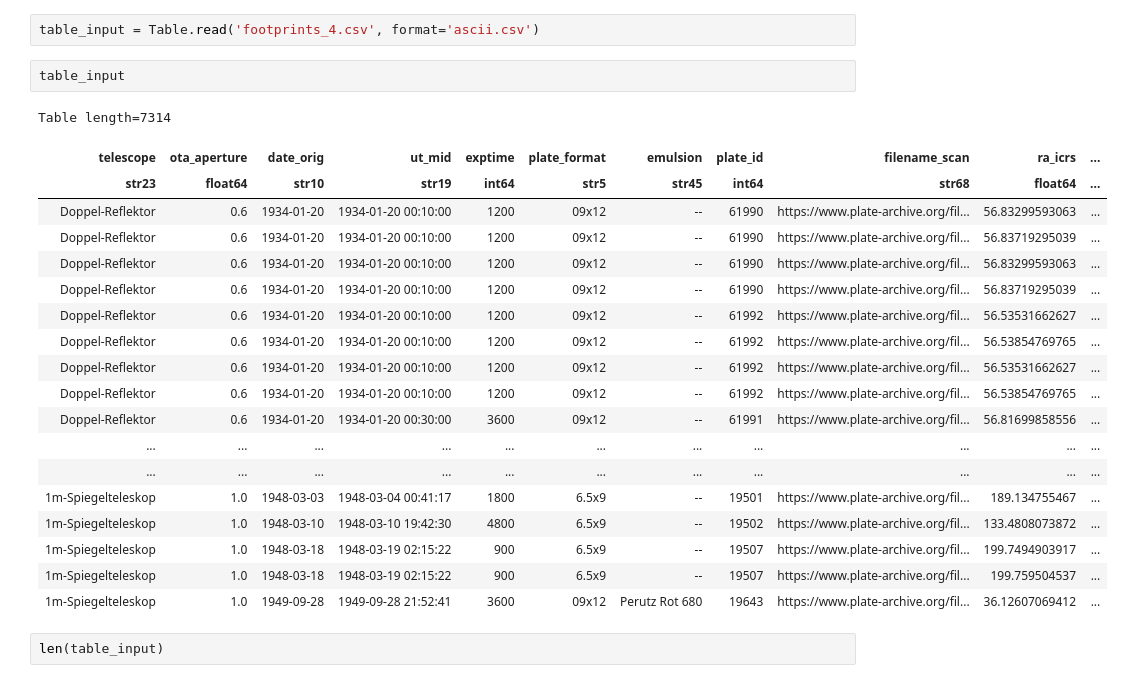
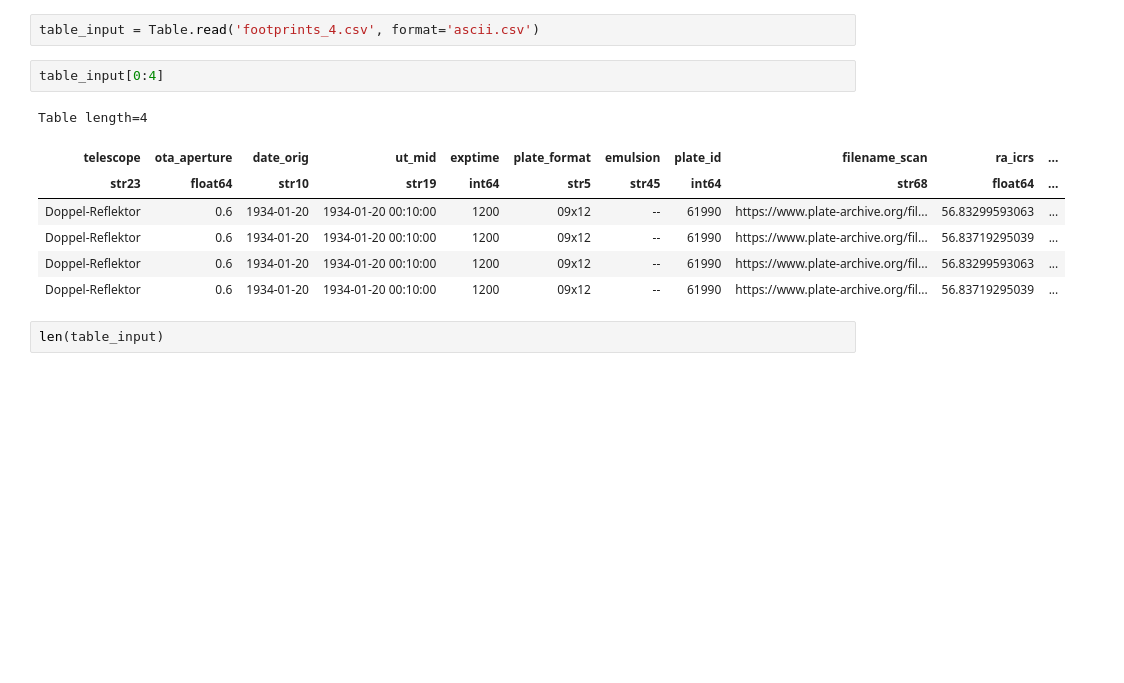
Before and after one commit to cuernodegazpacho/plateanalysis, a Jupyter notebook: footprints/footprint_analysis.ipynb, the cells around one changed output. Drawn from its saved outputs; the diff is of its cells as text; blank space fills up the shorter version.

```diff
--- a/footprints/footprint_analysis.ipynb
+++ b/footprints/footprint_analysis.ipynb
@@ -216,27 +216,15 @@ def find_processed(plate1, plate2):
 # %%
 table_input = Table.read('footprints_4.csv', format='ascii.csv')
 # %%
-table_input
+table_input[0:4]
 # %% [output]
-Table length=7314
+Table length=4
 | telescope | ota_aperture | date_orig | ut_mid | exptime | plate_format | emulsion | plate_id | filename_scan | ra_icrs | ... |
 | str23 | float64 | str10 | str19 | int64 | str5 | str45 | int64 | str68 | float64 | ... |
 | Doppel-Reflektor | 0.6 | 1934-01-20 | 1934-01-20 00:10:00 | 1200 | 09x12 | -- | 61990 | https://www.plate-archive.org/fil... | 56.83299593063 | ... |
 | Doppel-Reflektor | 0.6 | 1934-01-20 | 1934-01-20 00:10:00 | 1200 | 09x12 | -- | 61990 | https://www.plate-archive.org/fil... | 56.83719295039 | ... |
 | Doppel-Reflektor | 0.6 | 1934-01-20 | 1934-01-20 00:10:00 | 1200 | 09x12 | -- | 61990 | https://www.plate-archive.org/fil... | 56.83299593063 | ... |
 | Doppel-Reflektor | 0.6 | 1934-01-20 | 1934-01-20 00:10:00 | 1200 | 09x12 | -- | 61990 | https://www.plate-archive.org/fil... | 56.83719295039 | ... |
-| Doppel-Reflektor | 0.6 | 1934-01-20 | 1934-01-20 00:10:00 | 1200 | 09x12 | -- | 61992 | https://www.plate-archive.org/fil... | 56.53531662627 | ... |
-| Doppel-Reflektor | 0.6 | 1934-01-20 | 1934-01-20 00:10:00 | 1200 | 09x12 | -- | 61992 | https://www.plate-archive.org/fil... | 56.53854769765 | ... |
-| Doppel-Reflektor | 0.6 | 1934-01-20 | 1934-01-20 00:10:00 | 1200 | 09x12 | -- | 61992 | https://www.plate-archive.org/fil... | 56.53531662627 | ... |
-| Doppel-Reflektor | 0.6 | 1934-01-20 | 1934-01-20 00:10:00 | 1200 | 09x12 | -- | 61992 | https://www.plate-archive.org/fil... | 56.53854769765 | ... |
-| Doppel-Reflektor | 0.6 | 1934-01-20 | 1934-01-20 00:30:00 | 3600 | 09x12 | -- | 61991 | https://www.plate-archive.org/fil... | 56.81699858556 | ... |
-| ... | ... | ... | ... | ... | ... | ... | ... | ... | ... | ... |
-| ... | ... | ... | ... | ... | ... | ... | ... | ... | ... | ... |
-| 1m-Spiegelteleskop | 1.0 | 1948-03-03 | 1948-03-04 00:41:17 | 1800 | 6.5x9 | -- | 19501 | https://www.plate-archive.org/fil... | 189.134755467 | ... |
-| 1m-Spiegelteleskop | 1.0 | 1948-03-10 | 1948-03-10 19:42:30 | 4800 | 6.5x9 | -- | 19502 | https://www.plate-archive.org/fil... | 133.4808073872 | ... |
-| 1m-Spiegelteleskop | 1.0 | 1948-03-18 | 1948-03-19 02:15:22 | 900 | 6.5x9 | -- | 19507 | https://www.plate-archive.org/fil... | 199.7494903917 | ... |
-| 1m-Spiegelteleskop | 1.0 | 1948-03-18 | 1948-03-19 02:15:22 | 900 | 6.5x9 | -- | 19507 | https://www.plate-archive.org/fil... | 199.759504537 | ... |
-| 1m-Spiegelteleskop | 1.0 | 1949-09-28 | 1949-09-28 21:52:41 | 3600 | 09x12 | Perutz Rot 680 | 19643 | https://www.plate-archive.org/fil... | 36.12607069412 | ... |
 # %%
 len(table_input)
 # %% [output]
```
Also changed, not shown: parts of 1 cell of this notebook.
